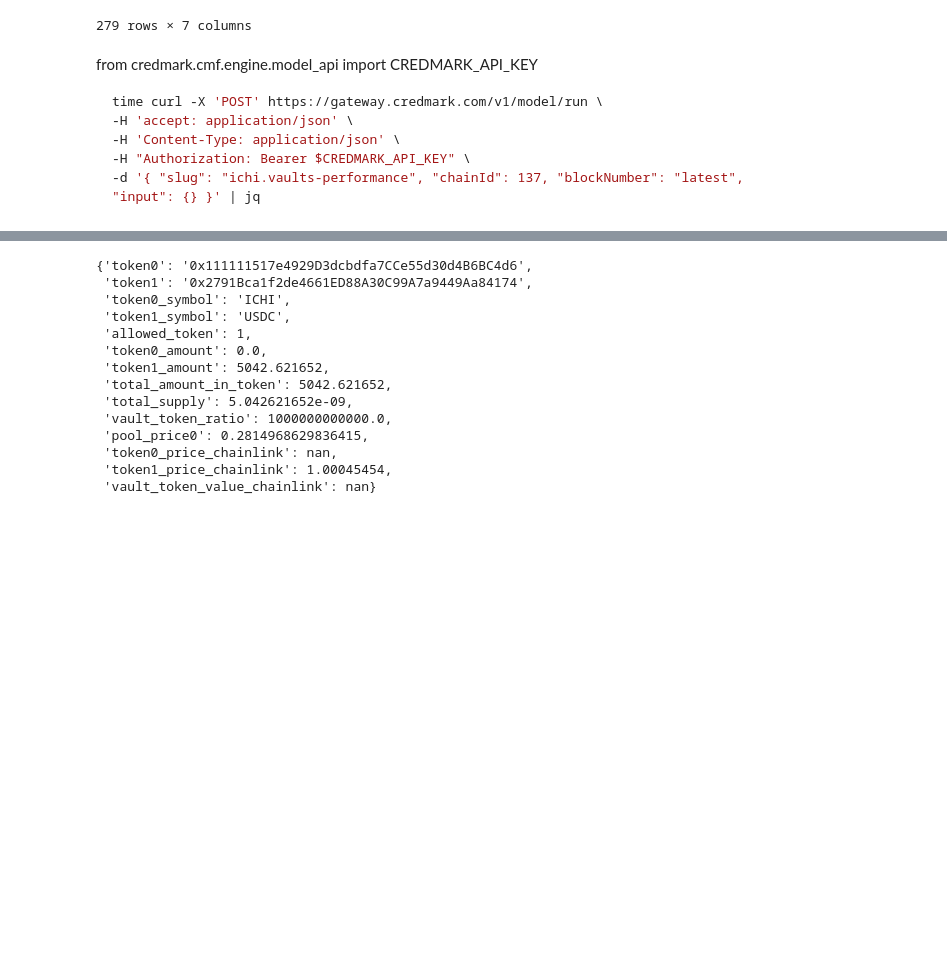
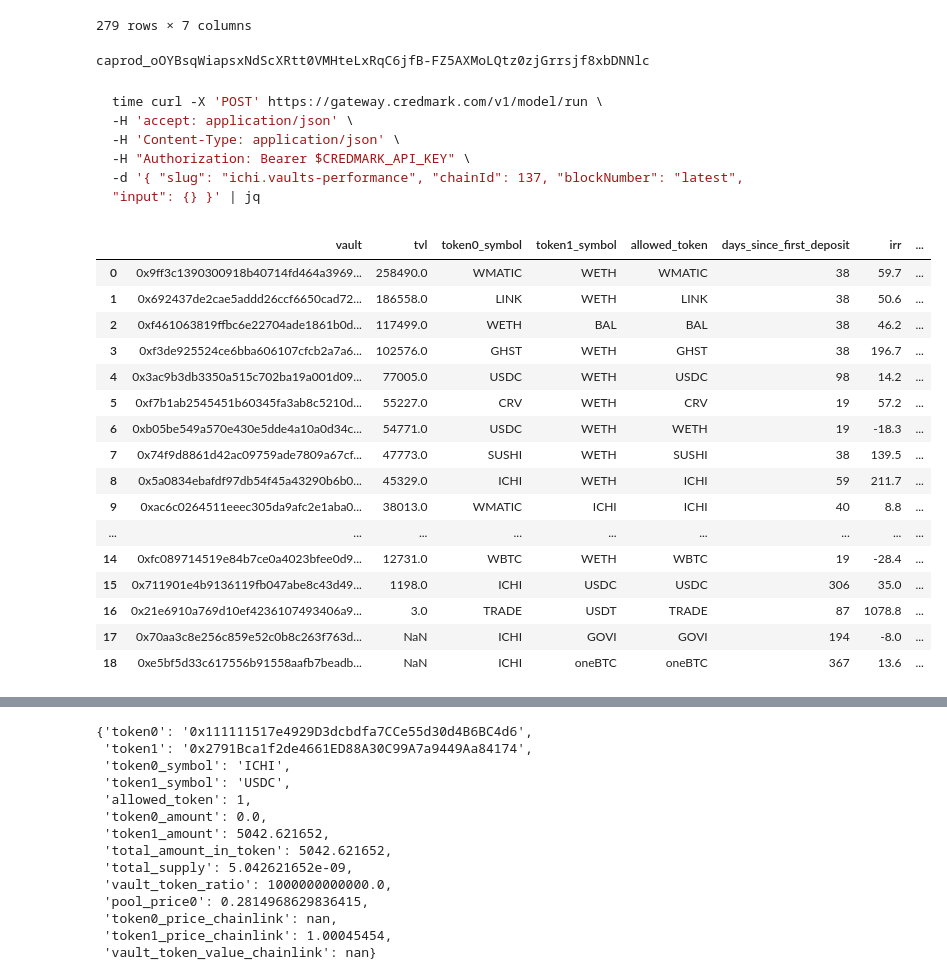
Before and after one commit to credmark/credmark-models-notebook, a Jupyter notebook: ichi/ichi_vault.ipynb, the cells around one changed output, grey strips where cells are left out. Drawn from its saved outputs; the diff is of its cells as text; code cells hidden in the pictures; blank space fills up the shorter version.

`````diff
--- a/ichi/ichi_vault.ipynb
+++ b/ichi/ichi_vault.ipynb
@@ -117,16 +117,58 @@ df_vault_rows.to_csv(f'vault_rows2_{event_sel}.csv', index=False)
 | 277 | 2 | 37932696 | 0x21e6910A769d10ef4236107493406a9... | token0 | 1.407395e+13 | 1.407398e+13 | -2.682752e+07 |
 | 278 | 3 | 38953173 | 0x21e6910A769d10ef4236107493406a9... | token0 | 1.105476e+13 | 1.107122e+13 | -1.645431e+10 |
 279 rows × 7 columns
+# %%
+from credmark.cmf.engine.model_api import CREDMARK_API_KEY
+print(CREDMARK_API_KEY)
+# %% [output]
+caprod_oOYBsqWiapsxNdScXRtt0VMHteLxRqC6jfB-FZ5AXMoLQtz0zjGrrsjf8xbDNNlc
 # %% [markdown]
-from credmark.cmf.engine.model_api import CREDMARK_API_KEY
-
 ```bash
 time curl -X 'POST' https://gateway.credmark.com/v1/model/run \
 -H 'accept: application/json' \
 -H 'Content-Type: application/json' \
 -H "Authorization: Bearer $CREDMARK_API_KEY" \
 -d '{ "slug": "ichi.vaults-performance", "chainId": 137, "blockNumber": "latest", "input": {} }' | jq
-````
+```
+# %%
+result = context.run_model('ichi.vaults-performance')
+df_vaults_performance = pd.DataFrame(result['data'])
+# df_vaults_performance.to_csv('df_vaults_performance_updated3.csv')
+
+assert df_vaults_performance.loc[df_vaults_performance.irr_hold_5050 <
+                                 df_vaults_performance.irr_uniswap].empty
+
+(df_vaults_performance
+    .loc[:, ['vault', 'tvl', 'token0_symbol', 'token1_symbol',
+             'allowed_token', 'days_since_first_deposit', 'irr', 'value_hold', 'value_vault', 'value_uniswap_lp']]
+    .sort_values('tvl', ascending=False)
+    .reset_index(drop=True)
+    .assign(tvl=lambda df: round(df.tvl, 0),
+            days_since_first_deposit=lambda df: df.days_since_first_deposit.astype(
+                int),
+            irr=lambda df: round(df.irr * 100, 1),
+            value_hold=lambda df: round(df.value_hold, 1),
+            value_vault=lambda df: round(df.value_vault, 1),
+            value_uniswap_lp=lambda df: round(df.value_uniswap_lp, 1))
+ )
+# %% [output]
+|  | vault | tvl | token0_symbol | token1_symbol | allowed_token | days_since_first_deposit | irr | ... |
+| 0 | 0x9ff3c1390300918b40714fd464a3969... | 258490.0 | WMATIC | WETH | WMATIC | 38 | 59.7 | ... |
+| 1 | 0x692437de2cae5addd26ccf6650cad72... | 186558.0 | LINK | WETH | LINK | 38 | 50.6 | ... |
+| 2 | 0xf461063819ffbc6e22704ade1861b0d... | 117499.0 | WETH | BAL | BAL | 38 | 46.2 | ... |
+| 3 | 0xf3de925524ce6bba606107cfcb2a7a6... | 102576.0 | GHST | WETH | GHST | 38 | 196.7 | ... |
+| 4 | 0x3ac9b3db3350a515c702ba19a001d09... | 77005.0 | USDC | WETH | USDC | 98 | 14.2 | ... |
+| 5 | 0xf7b1ab2545451b60345fa3ab8c5210d... | 55227.0 | CRV | WETH | CRV | 19 | 57.2 | ... |
+| 6 | 0xb05be549a570e430e5dde4a10a0d34c... | 54771.0 | USDC | WETH | WETH | 19 | -18.3 | ... |
+| 7 | 0x74f9d8861d42ac09759ade7809a67cf... | 47773.0 | SUSHI | WETH | SUSHI | 38 | 139.5 | ... |
+| 8 | 0x5a0834ebafdf97db54f45a43290b6b0... | 45329.0 | ICHI | WETH | ICHI | 59 | 211.7 | ... |
+| 9 | 0xac6c0264511eeec305da9afc2e1aba0... | 38013.0 | WMATIC | ICHI | ICHI | 40 | 8.8 | ... |
+| ... | ... | ... | ... | ... | ... | ... | ... | ... |
+| 14 | 0xfc089714519e84b7ce0a4023bfee0d9... | 12731.0 | WBTC | WETH | WBTC | 19 | -28.4 | ... |
+| 15 | 0x711901e4b9136119fb047abe8c43d49... | 1198.0 | ICHI | USDC | USDC | 306 | 35.0 | ... |
+| 16 | 0x21e6910a769d10ef4236107493406a9... | 3.0 | TRADE | USDT | TRADE | 87 | 1078.8 | ... |
+| 17 | 0x70aa3c8e256c859e52c0b8c263f763d... | NaN | ICHI | GOVI | GOVI | 194 | -8.0 | ... |
+| 18 | 0xe5bf5d33c617556b91558aafb7beadb... | NaN | ICHI | oneBTC | oneBTC | 367 | 13.6 | ... |
 # %%
 result = context.run_model('ichi.vaults-performance')
 df_vaults_performance = pd.DataFrame(result['data'])
`````
Also changed, not shown: parts of 2 cells of this notebook.
